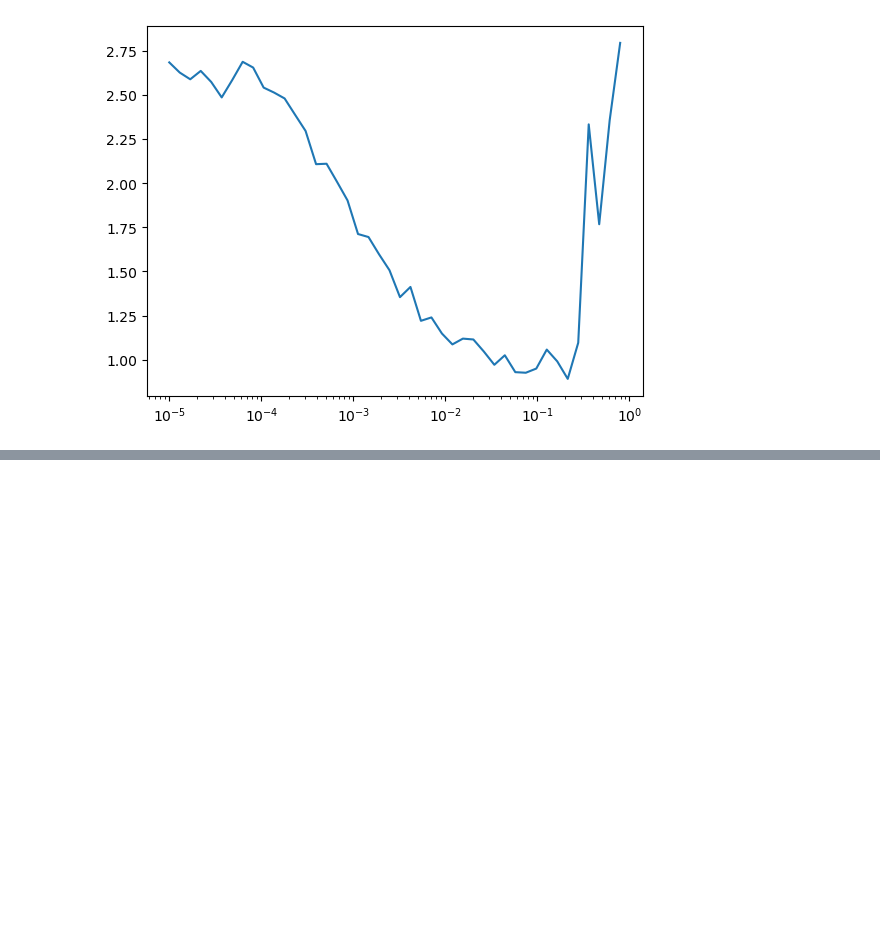
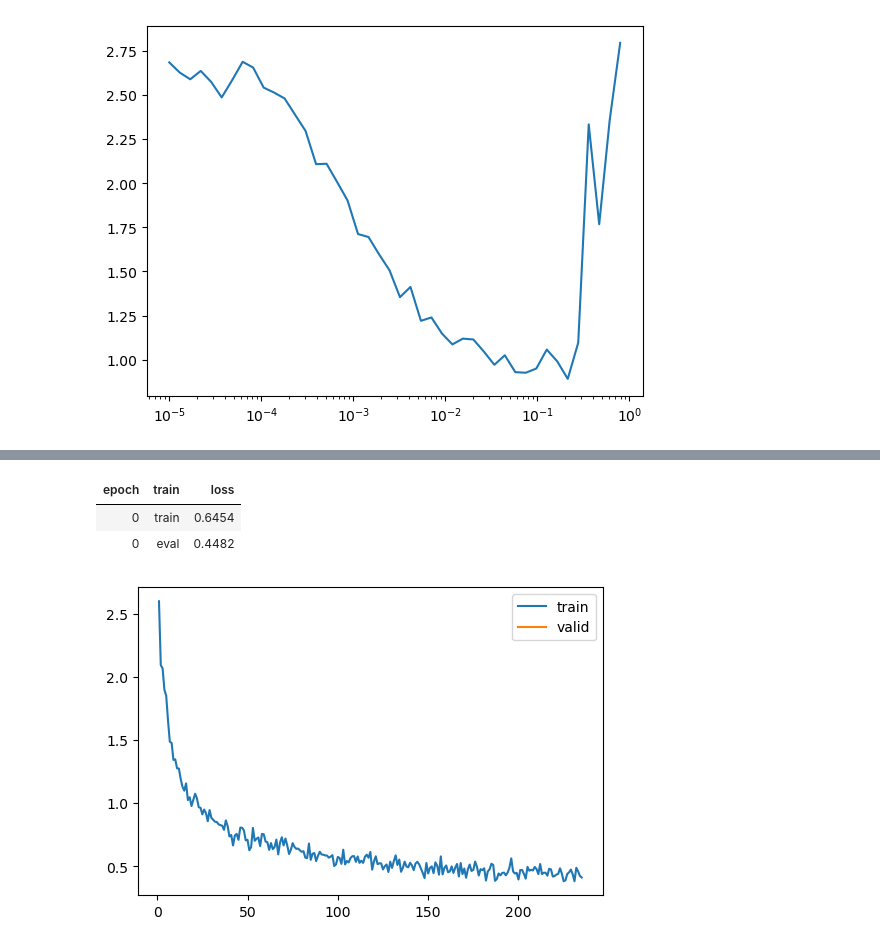
Before and after one commit to tom-pollak/tinyai, a Jupyter notebook: nbs/13b_schedulers_mnist.ipynb, the cells around one changed output, grey strips where cells are left out. Cells and saved outputs as stored; diff of their text form; code cells hidden in the pictures; blank space fills up the shorter version.

```diff
--- a/nbs/13b_schedulers_mnist.ipynb
+++ b/nbs/13b_schedulers_mnist.ipynb
@@ -72,0 +97,25 @@ ValueError: Requires callbacks: MetricsCB
+# %%
+import math
+import numpy as np
+
+
+class CosineScheduler:
+    def __init__(self, optimizer, T_max, eta_min=0.0):
+        self.optimizer = optimizer
+        self.default_lr = self.optimizer.defaults["lr"]
+        if eta_min > self.default_lr:
+            raise ValueError("minimum eta must not be greater than default lr")
+        self.lr_mult = [
+            (math.cos(x) + 1) / 2
+            for x in np.linspace(0, math.acos(2 * eta_min / self.default_lr - 1), T_max)
+        ]
+        self.cur_epoch = 0
+
+    def step(self):
+        for pg in self.optimizer.param_groups:
+            pg["lr"] = self.default_lr * self.lr_mult[self.cur_epoch]
+        self.cur_epoch += 1
+
+
+def _lr(learn):
+    return learn.opt.param_groups[0]["lr"]
@@ -72,0 +144,16 @@ ValueError: Requires callbacks: MetricsCB
+# %%
+from functools import partial
+from torch.optim import lr_scheduler
+
+nepochs = 1
+# sched = partial(lr_scheduler.CosineAnnealingLR, T_max=nepochs * len(dls.train), eta_min=1e-4)
+sched = partial(CosineScheduler, T_max=nepochs * len(dls.train), eta_min=1e-4)
+rec = RecorderCB(lr=_lr)
+
+learn = get_learner()
+learn.fit(1, cbs=[rec, BatchSchedCB(sched)])
+# %% [output]
+| epoch | train | loss |
+| 0 | train | 0.6454 |
+| 0 | eval | 0.4482 |
+[figure, added]
```
Also changed, not shown: parts of 13 cells of this notebook, 3 other files.
